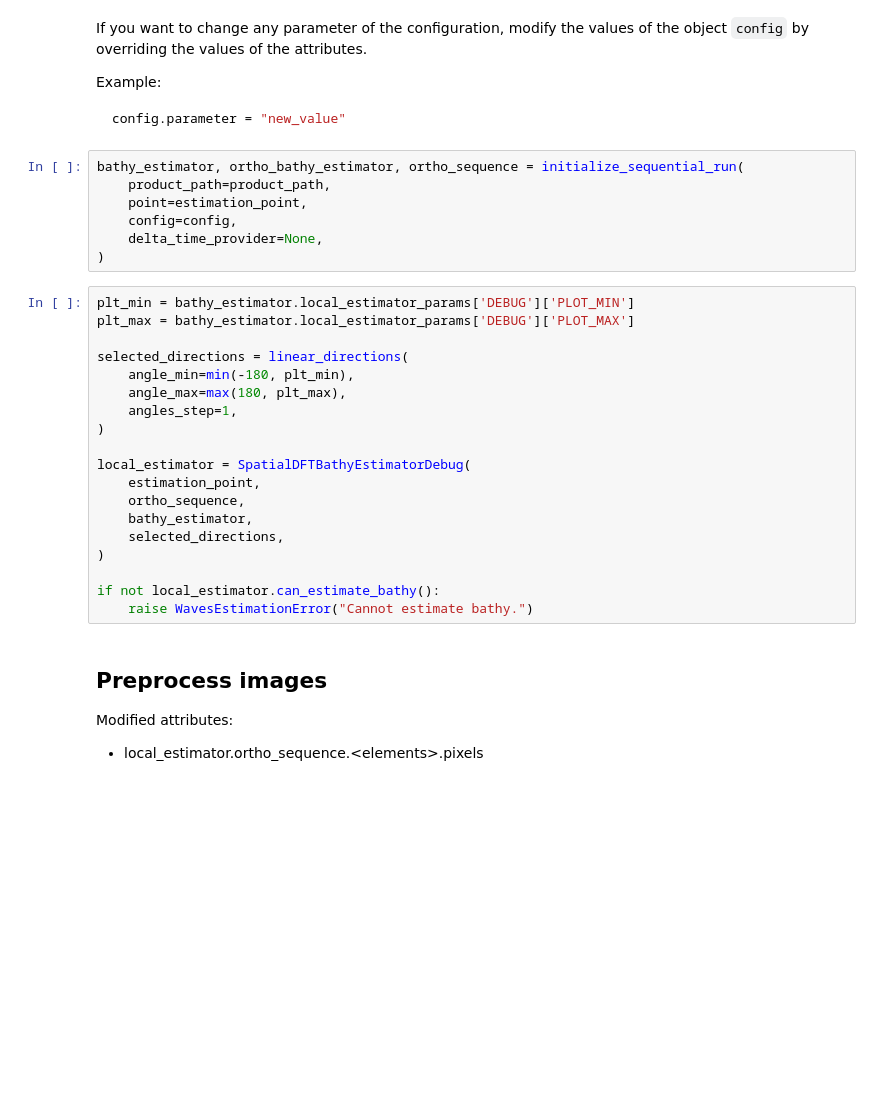
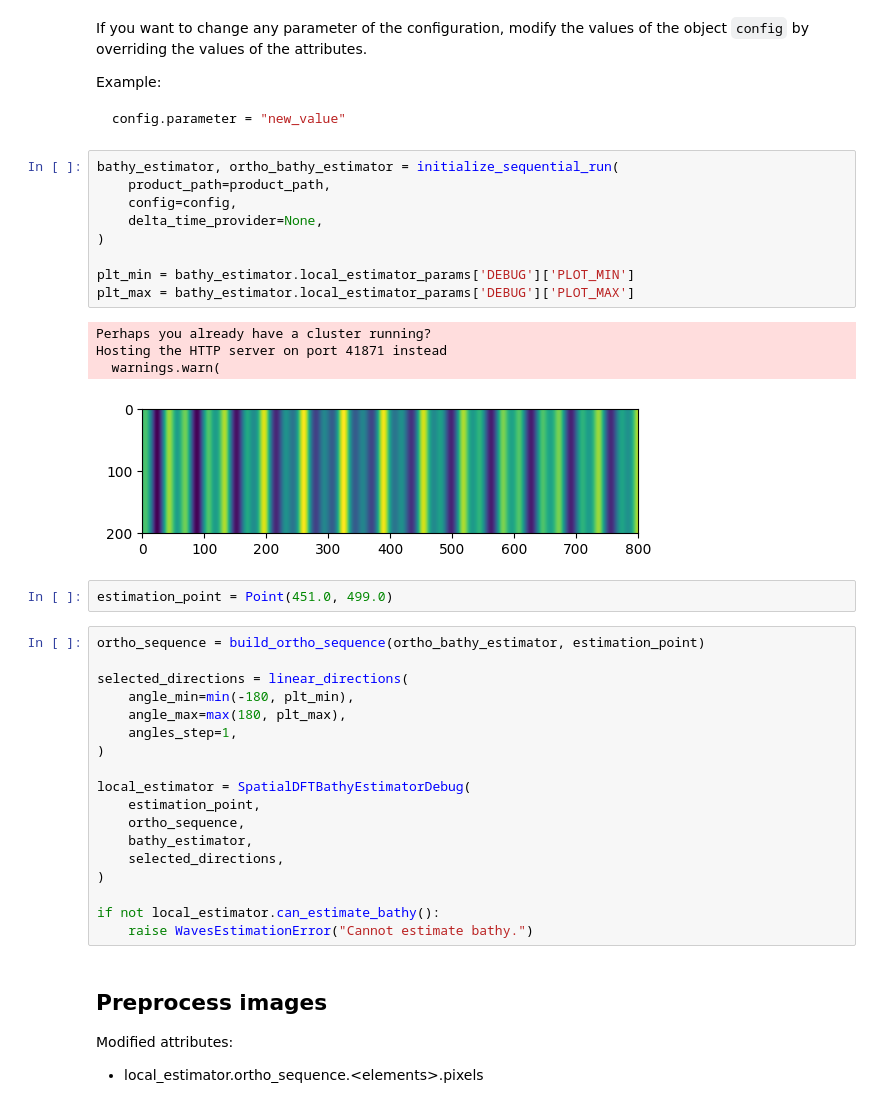
Before and after one commit to cadauxe/S2Shores, a Jupyter notebook: notebooks/spatial_dft.ipynb, the cells around one changed output. Cells and saved outputs as stored; diff of their text form; blank space fills up the shorter version.

````diff
--- a/notebooks/spatial_dft.ipynb
+++ b/notebooks/spatial_dft.ipynb
@@ -101,15 +99,23 @@ Example:
 config.parameter = "new_value"
 ```
 # %%
-bathy_estimator, ortho_bathy_estimator, ortho_sequence = initialize_sequential_run(
+bathy_estimator, ortho_bathy_estimator = initialize_sequential_run(
     product_path=product_path,
-    point=estimation_point,
     config=config,
     delta_time_provider=None,
 )
+
+plt_min = bathy_estimator.local_estimator_params['DEBUG']['PLOT_MIN']
+plt_max = bathy_estimator.local_estimator_params['DEBUG']['PLOT_MAX']
+# %% [output]
+Perhaps you already have a cluster running?
+Hosting the HTTP server on port 41871 instead
+  warnings.warn(
+[figure, added]
+# %%
+estimation_point = Point(451.0, 499.0)
 # %%
-plt_min = bathy_estimator.local_estimator_params['DEBUG']['PLOT_MIN']
-plt_max = bathy_estimator.local_estimator_params['DEBUG']['PLOT_MAX']
+ortho_sequence = build_ortho_sequence(ortho_bathy_estimator, estimation_point)
 
 selected_directions = linear_directions(
     angle_min=min(-180, plt_min),
````
Also changed, not shown: parts of 2 cells of this notebook, 3 other files.
